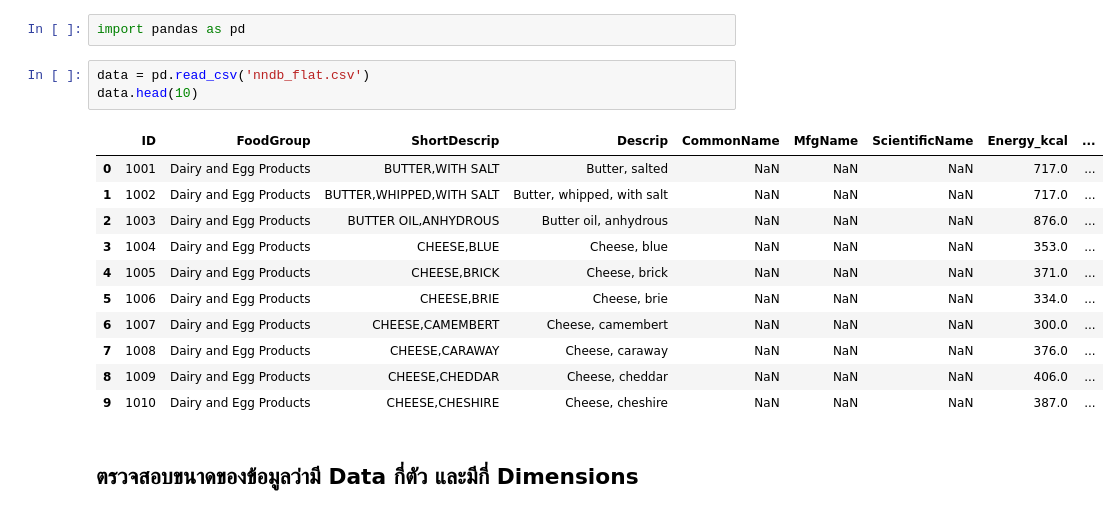
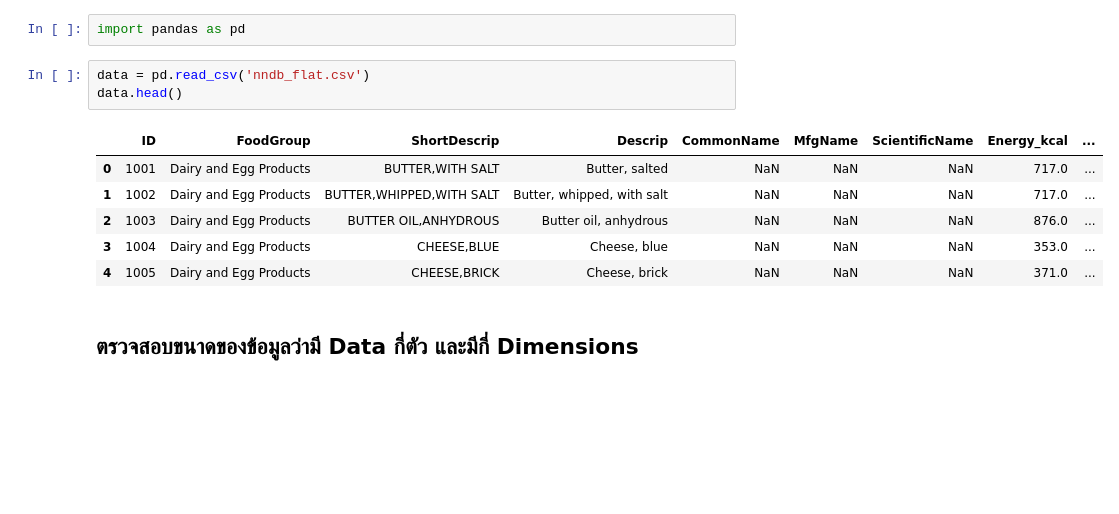
Before and after one commit to Benza1611/Multivariate, a Jupyter notebook: Chapter_3_PCA.ipynb, the cells around one changed output. Saved outputs shown, nothing was run; the diff lists cells and outputs as text; blank space fills up the shorter version.

```diff
--- a/Chapter_3_PCA.ipynb
+++ b/Chapter_3_PCA.ipynb
@@ -426,19 +243,14 @@ plt.plot(new_pca[100:,0],new_pca[100:,1], 'oy')
 import pandas as pd
 # %%
 data = pd.read_csv('nndb_flat.csv')
-data.head(10)
+data.head()
 # %% [output]
 |  | ID | FoodGroup | ShortDescrip | Descrip | CommonName | MfgName | ScientificName | Energy_kcal | ... |
 | 0 | 1001 | Dairy and Egg Products | BUTTER,WITH SALT | Butter, salted | NaN | NaN | NaN | 717.0 | ... |
 | 1 | 1002 | Dairy and Egg Products | BUTTER,WHIPPED,WITH SALT | Butter, whipped, with salt | NaN | NaN | NaN | 717.0 | ... |
 | 2 | 1003 | Dairy and Egg Products | BUTTER OIL,ANHYDROUS | Butter oil, anhydrous | NaN | NaN | NaN | 876.0 | ... |
 | 3 | 1004 | Dairy and Egg Products | CHEESE,BLUE | Cheese, blue | NaN | NaN | NaN | 353.0 | ... |
 | 4 | 1005 | Dairy and Egg Products | CHEESE,BRICK | Cheese, brick | NaN | NaN | NaN | 371.0 | ... |
-| 5 | 1006 | Dairy and Egg Products | CHEESE,BRIE | Cheese, brie | NaN | NaN | NaN | 334.0 | ... |
-| 6 | 1007 | Dairy and Egg Products | CHEESE,CAMEMBERT | Cheese, camembert | NaN | NaN | NaN | 300.0 | ... |
-| 7 | 1008 | Dairy and Egg Products | CHEESE,CARAWAY | Cheese, caraway | NaN | NaN | NaN | 376.0 | ... |
-| 8 | 1009 | Dairy and Egg Products | CHEESE,CHEDDAR | Cheese, cheddar | NaN | NaN | NaN | 406.0 | ... |
-| 9 | 1010 | Dairy and Egg Products | CHEESE,CHESHIRE | Cheese, cheshire | NaN | NaN | NaN | 387.0 | ... |
 # %% [markdown]
 ## ตรวจสอบขนาดของข้อมูลว่ามี Data กี่ตัว และมีกี่ Dimensions
 # %%
```
Also changed, not shown: parts of 53 cells of this notebook.
